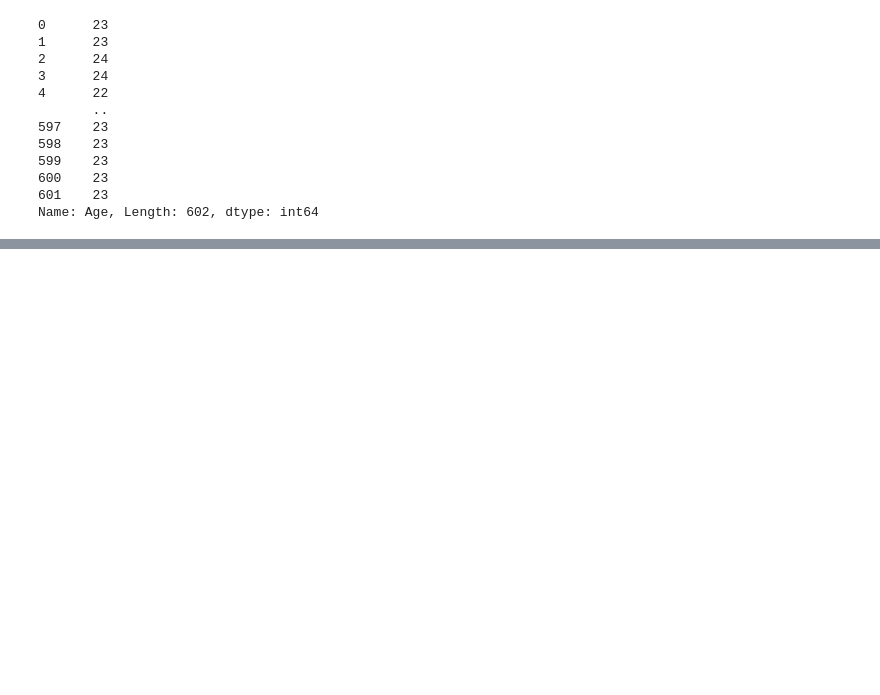
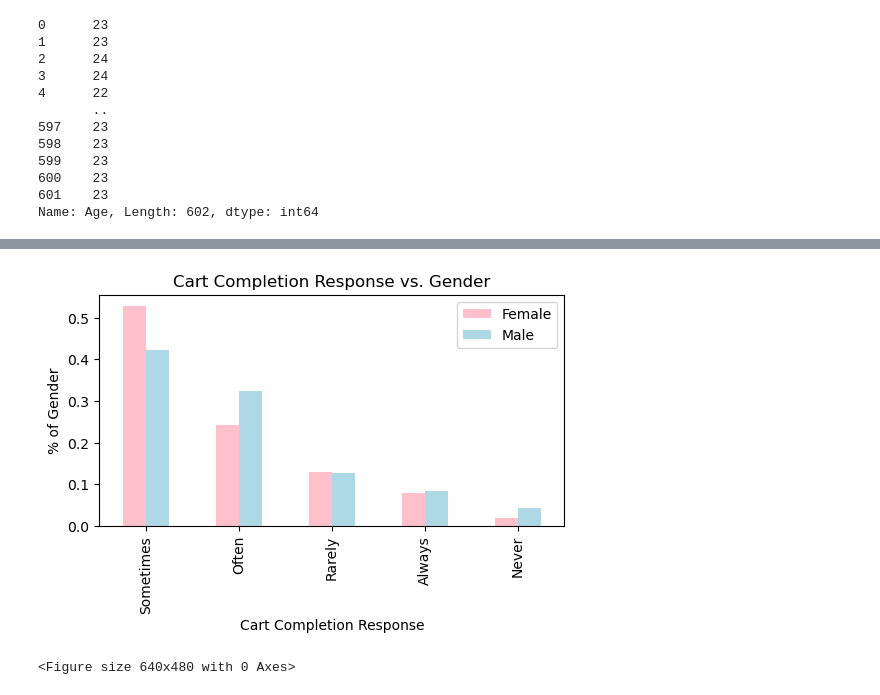
Before and after one commit to bgroble/Project1-G5, a Jupyter notebook: Amazon_Code_Group5 copy.ipynb, the cells around one changed output, grey strips where cells are left out. Cells and saved outputs as stored; diff of their text form; code cells hidden in the pictures; blank space fills up the shorter version.

```diff
--- a/Amazon_Code_Group5 copy.ipynb
+++ b/Amazon_Code_Group5 copy.ipynb
@@ -56,0 +67,38 @@ Name: Age, Length: 602, dtype: int64
+# %%
+gender_dataset = amazon_df
+# Drop unwanted responses for Gender
+gender_dataset = gender_dataset.drop(gender_dataset[gender_dataset["Gender"] == "Prefer not to say"].index)
+gender_dataset = gender_dataset.drop(gender_dataset[gender_dataset["Gender"] == "Others"].index)
+
+# Group by Gender and find counts of responses as a % of the total responses for each gender
+gender_abandonment = gender_dataset.groupby(["Gender"])
+gender_abandonment = gender_abandonment["Cart_Completion_Frequency"].value_counts()
+gender_count = gender_dataset["Gender"].value_counts()
+gender_abandonment = gender_abandonment/gender_count
+gender_abandonment = gender_abandonment.reset_index()
+
+# Break down group into male and female counts
+female_abandonment = gender_abandonment.drop(gender_abandonment[gender_abandonment["Gender"] == "Male"].index)
+female_abandonment = female_abandonment.reset_index(drop=True)
+male_abandonment = gender_abandonment.drop(gender_abandonment[gender_abandonment["Gender"] == "Female"].index)
+male_abandonment = male_abandonment.reset_index(drop=True)
+
+# Merge back into one dataframe for graphing
+abandonment_df = pd.merge(female_abandonment, male_abandonment, how="left", on=["Cart_Completion_Frequency", "Cart_Completion_Frequency"])
+
+# Clean up merged dataframe
+abandonment_df = abandonment_df.rename(columns={"count_x":"Female",
+                              "count_y":"Male"})
+abandonment_df = abandonment_df.drop(["Gender_x", "Gender_y"], axis=1)
+abandonment_df = abandonment_df.set_index("Cart_Completion_Frequency")
+
+# Create chart
+count_chart = abandonment_df.plot(kind='bar', figsize=(6,3), color =["pink", "lightblue"])
+plt.title("Cart Completion Response vs. Gender")
+count_chart.set_xlabel("Cart Completion Response")
+count_chart.set_ylabel("% of Gender")
+plt.show()
+plt.tight_layout()
+# %% [output]
+[figure, added]
+<Figure size 640x480 with 0 Axes>
```
Also changed, not shown: parts of 2 cells of this notebook.
